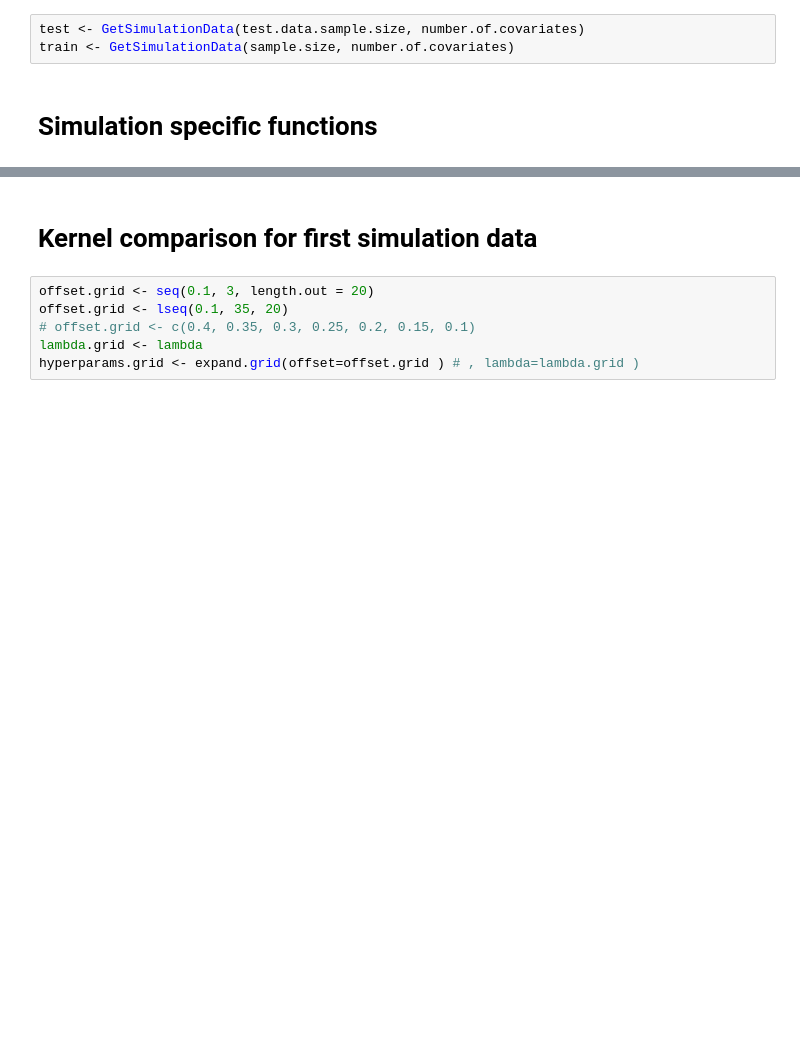
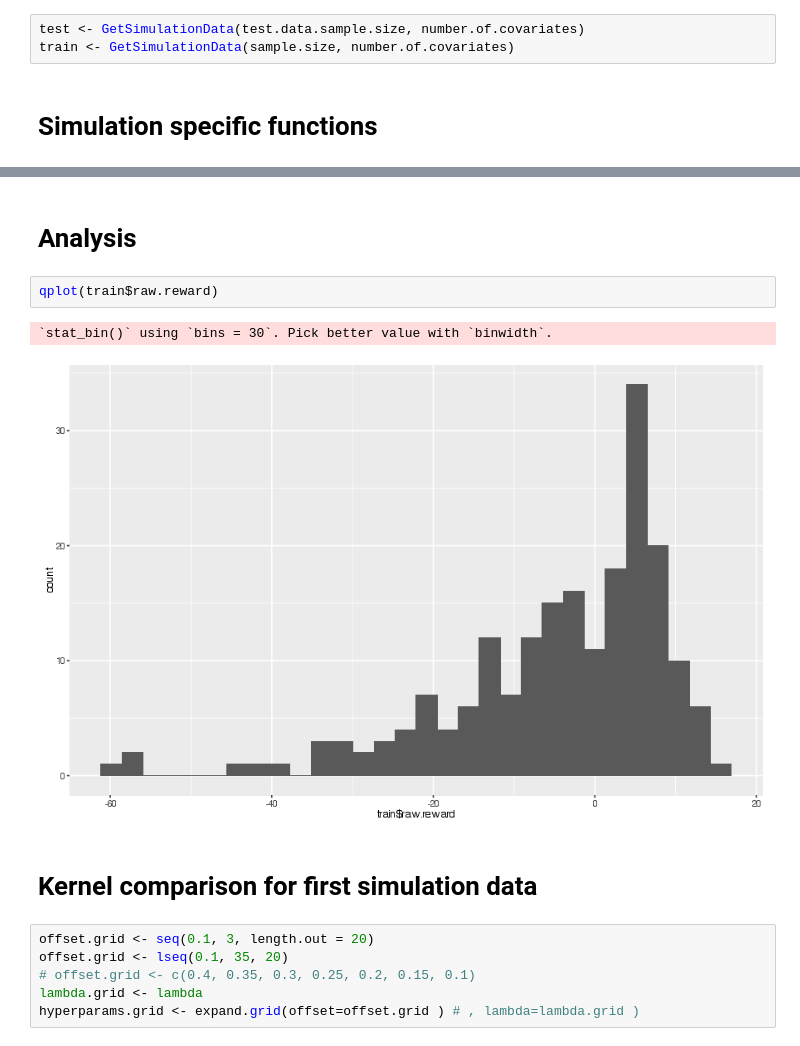
Before and after one commit to bestxolodec/DTR, a Jupyter notebook: notebooks/CompareRWLApproaches.ipynb, the cells around one changed output, grey strips where cells are left out. Saved outputs shown, nothing was run; the diff lists cells and outputs as text; blank space fills up the shorter version.

```diff
--- a/notebooks/CompareRWLApproaches.ipynb
+++ b/notebooks/CompareRWLApproaches.ipynb
@@ -35,3 +56,10 @@ train <- GetSimulationData(sample.size, number.of.covariates)
+# %% [markdown]
+# Analysis
+# %%
+qplot(train$raw.reward)
+# %% [output]
+`stat_bin()` using `bins = 30`. Pick better value with `binwidth`.
+[figure, added]
 # %% [markdown]
 # Kernel comparison for first simulation data
 # %%
```
Also changed, not shown: parts of 3 cells of this notebook, 1 other file.
